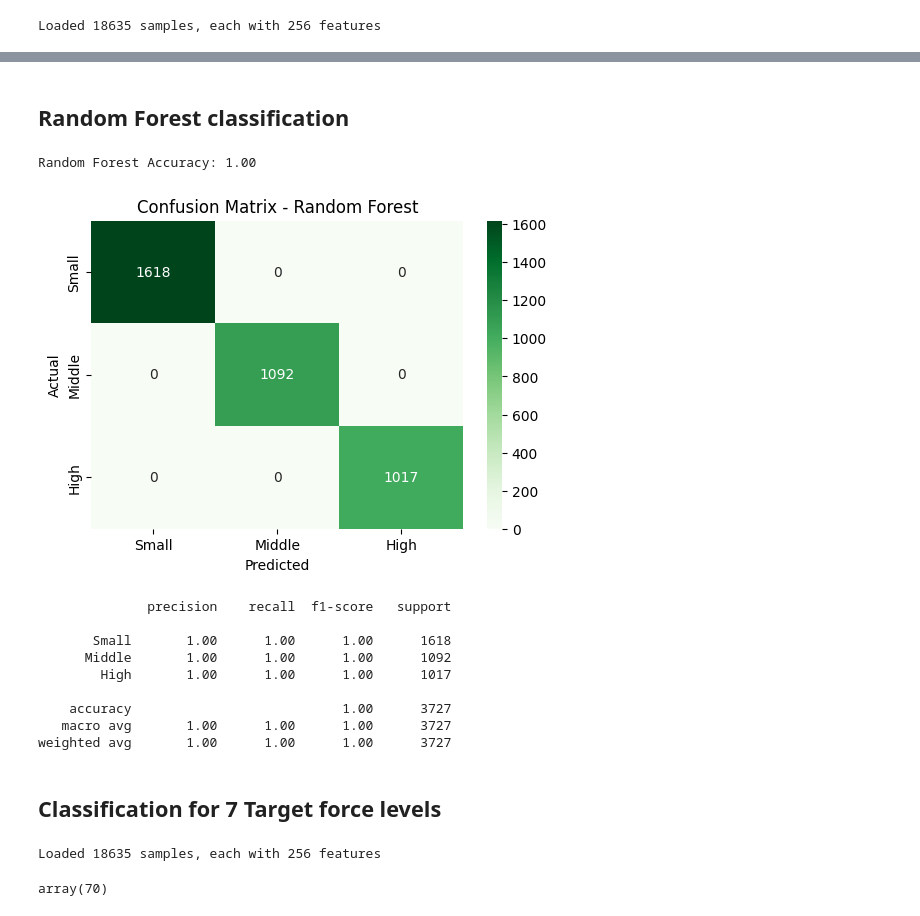
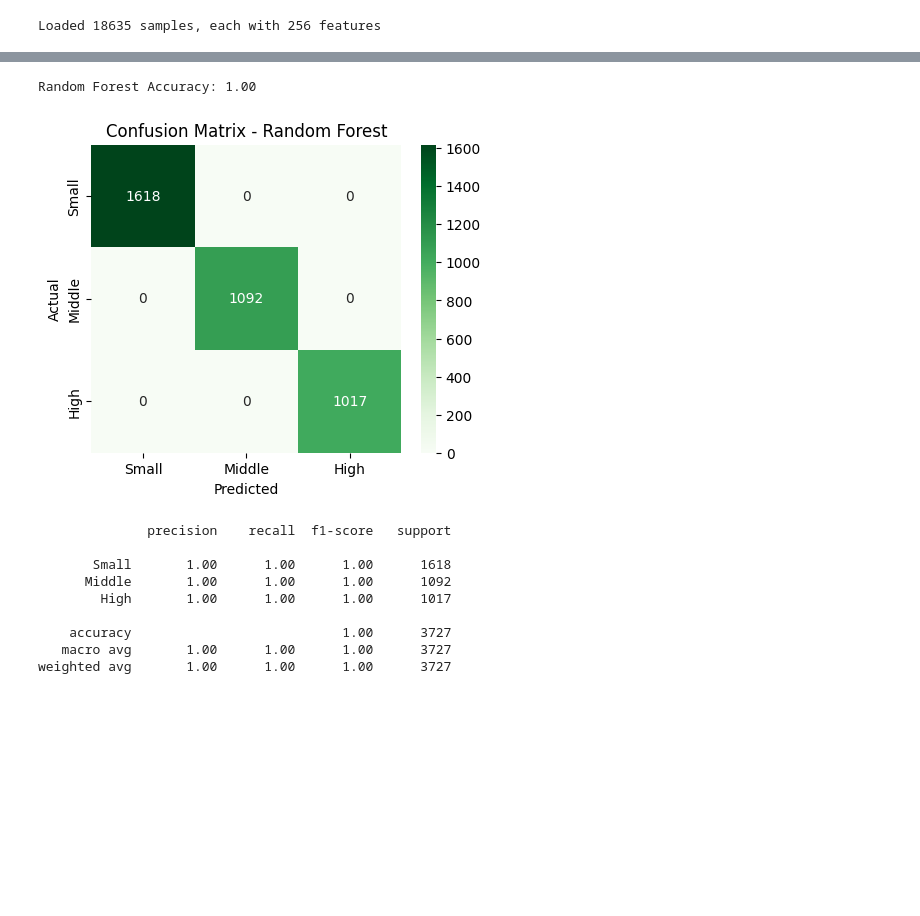
Before and after one commit to Arash-Keshavarz/EIT_Thigh_Force_Estimation, a Jupyter notebook: DL_Approaches/Classification.ipynb, the cells around one changed output, grey strips where cells are left out. Saved outputs shown, nothing was run; the diff lists cells and outputs as text; code cells hidden in the pictures; blank space fills up the shorter version.

```diff
--- a/DL_Approaches/Classification.ipynb
+++ b/DL_Approaches/Classification.ipynb
@@ -98,32 +101,32 @@ SVM Accuracy: 0.97
     accuracy                           0.97      3727
    macro avg       0.97      0.97      0.97      3727
 weighted avg       0.97      0.97      0.97      3727
-# %% [markdown]
-## Random Forest classification
 # %%
+## Random Forest classification
+
 rf_model = RandomForestClassifier(n_estimators=100, random_state=42)
 rf_model.fit(X_train, y_train)
 
 # Make predictions with Random Forest
 y_pred_rf = rf_model.predict(X_test)
 
 # Evaluate Random Forest accuracy
 accuracy_rf = accuracy_score(y_test, y_pred_rf)
 print(f'Random Forest Accuracy: {accuracy_rf:.2f}')
 
 # Confusion matrix for Random Forest
 cm_rf = confusion_matrix(y_test, y_pred_rf)
-plt.figure(figsize=(6,4))
+plt.figure(figsize=(5,4))
 sns.heatmap(cm_rf, annot=True, fmt="d", cmap="Greens", xticklabels=["Small", "Middle", "High"], yticklabels=["Small", "Middle", "High"])
 plt.xlabel('Predicted')
 plt.ylabel('Actual')
 plt.title('Confusion Matrix - Random Forest')
 plt.show()
 
 print(classification_report(y_test, y_pred_rf, target_names=["Small", "Middle", "High"]))
 # %% [output]
 Random Forest Accuracy: 1.00
-[figure, old version]
+[figure, new version]
               precision    recall  f1-score   support
 
        Small       1.00      1.00      1.00      1618
@@ -133,33 +136,3 @@ Random Forest Accuracy: 1.00
     accuracy                           1.00      3727
    macro avg       1.00      1.00      1.00      3727
 weighted avg       1.00      1.00      1.00      3727
-# %% [markdown]
-## Classification for 7 Target force levels
-# %%
-X_all_target = list()
-y_all_target = list()
-
-for file in npz_files:
-    file_path = os.path.join(dataset_dir, file)
-    data = np.load(file_path)
-
-    eit_data = data['eit']
-    target_force = data['target_force']
-
-    # flatten the eit data
-    eit_data_flat = eit_data.reshape(-1)
-
-    X_all_target.append(eit_data_flat)
-    y_all_target.append(target_force)
-
-X_all_target = np.array(X_all_target)
-y_all_target = np.array(y_all_target)
-
-print(f"Loaded {len(X_all_target)} samples, each with {X_all_target.shape[1]} features")
-# %% [output]
-Loaded 18635 samples, each with 256 features
-# %%
-target_force = data['target_force']
-target_force
-# %% [output]
-array(70)
```
Also changed, not shown: parts of 6 cells of this notebook, 22 other files.
